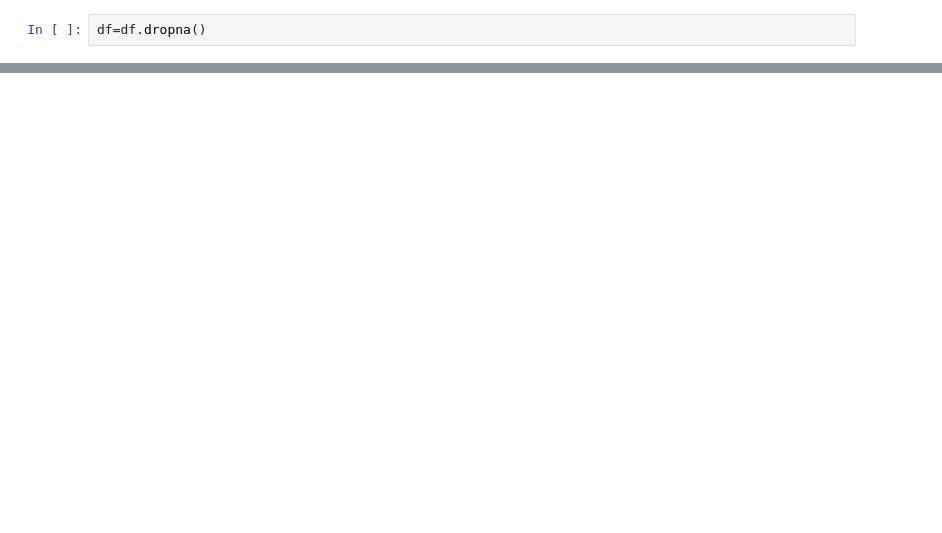
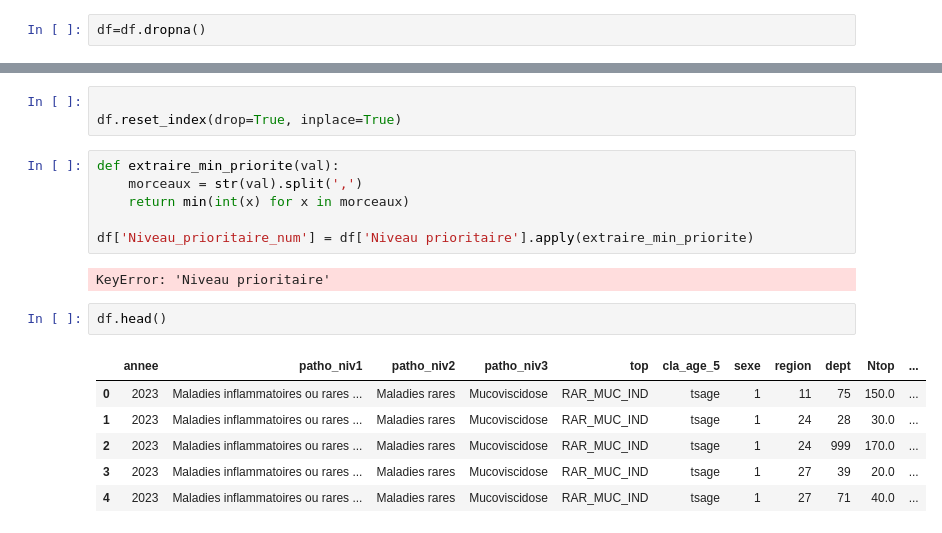
Before and after one commit to omar-el-moujahid/OpenHealth-Analyse-des-indicateurs-de-sant-publique, a Jupyter notebook: Explorer_Pathologie.ipynb, the cells around one changed output, grey strips where cells are left out. Saved outputs shown, nothing was run; the diff lists cells and outputs as text; blank space fills up the shorter version.

```diff
--- a/Explorer_Pathologie.ipynb
+++ b/Explorer_Pathologie.ipynb
@@ -150,0 +188,20 @@ df.to_csv('Donnees/sante/donnees_utils/pathologie_effectifs_en_fnct_des_régions
+# %%
+
+df.reset_index(drop=True, inplace=True)
+# %%
+def extraire_min_priorite(val):
+    morceaux = str(val).split(',')
+    return min(int(x) for x in morceaux)
+
+df['Niveau_prioritaire_num'] = df['Niveau prioritaire'].apply(extraire_min_priorite)
+# %% [output]
+KeyError: 'Niveau prioritaire'
+# %%
+df.head()
+# %% [output]
+|  | annee | patho_niv1 | patho_niv2 | patho_niv3 | top | cla_age_5 | sexe | region | dept | Ntop | ... |
+| 0 | 2023 | Maladies inflammatoires ou rares ... | Maladies rares | Mucoviscidose | RAR_MUC_IND | tsage | 1 | 11 | 75 | 150.0 | ... |
+| 1 | 2023 | Maladies inflammatoires ou rares ... | Maladies rares | Mucoviscidose | RAR_MUC_IND | tsage | 1 | 24 | 28 | 30.0 | ... |
+| 2 | 2023 | Maladies inflammatoires ou rares ... | Maladies rares | Mucoviscidose | RAR_MUC_IND | tsage | 1 | 24 | 999 | 170.0 | ... |
+| 3 | 2023 | Maladies inflammatoires ou rares ... | Maladies rares | Mucoviscidose | RAR_MUC_IND | tsage | 1 | 27 | 39 | 20.0 | ... |
+| 4 | 2023 | Maladies inflammatoires ou rares ... | Maladies rares | Mucoviscidose | RAR_MUC_IND | tsage | 1 | 27 | 71 | 40.0 | ... |
```
Also changed, not shown: parts of 23 cells of this notebook, 1 other file.
